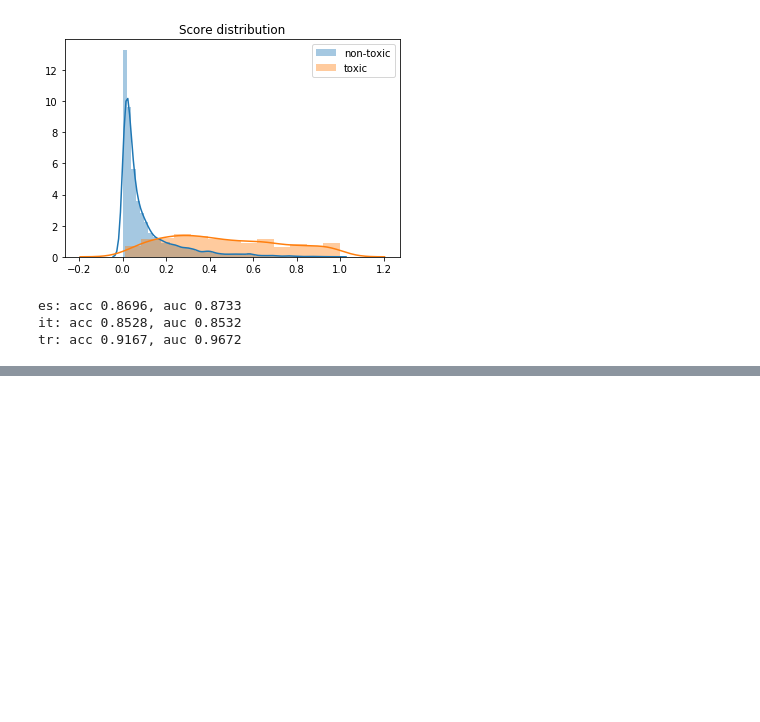
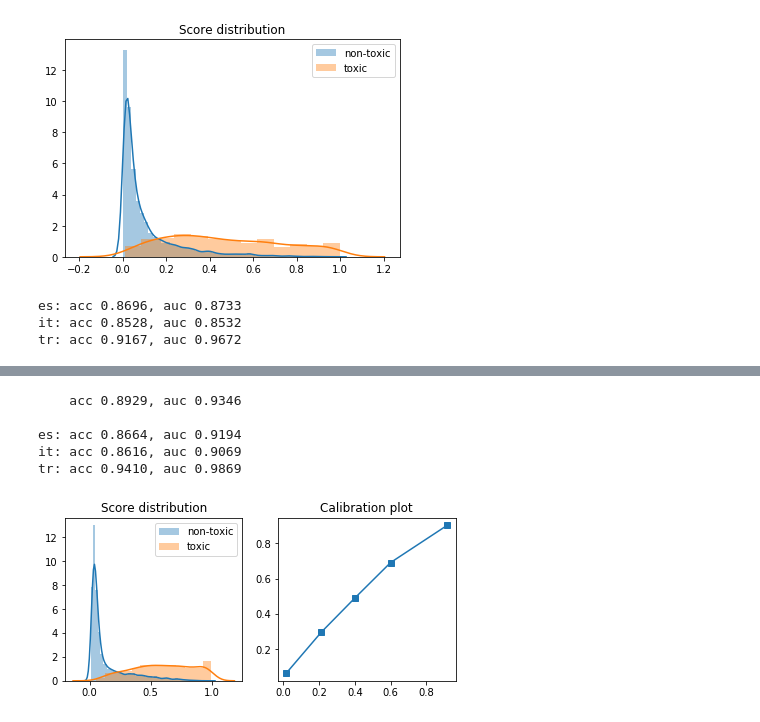
Before and after one commit to papkov/jigsaw-multilingual, a Jupyter notebook: notebooks/training.ipynb, the cells around one changed output, grey strips where cells are left out. Saved outputs shown, nothing was run; the diff lists cells and outputs as text; code cells hidden in the pictures; blank space fills up the shorter version.

```diff
--- a/notebooks/training.ipynb
+++ b/notebooks/training.ipynb
@@ -349,0 +524,10 @@ pred, loss, acc = trnr.test()
+# %%
+alpha = 0.6
+prediction_analysis(smpred_translated * (1-alpha) + smpred * alpha )
+# %% [output]
+    acc 0.8929, auc 0.9346
+
+es: acc 0.8664, auc 0.9194
+it: acc 0.8616, auc 0.9069
+tr: acc 0.9410, auc 0.9869
+[figure, added]
```
Also changed, not shown: parts of 41 cells of this notebook, 6 other files.
